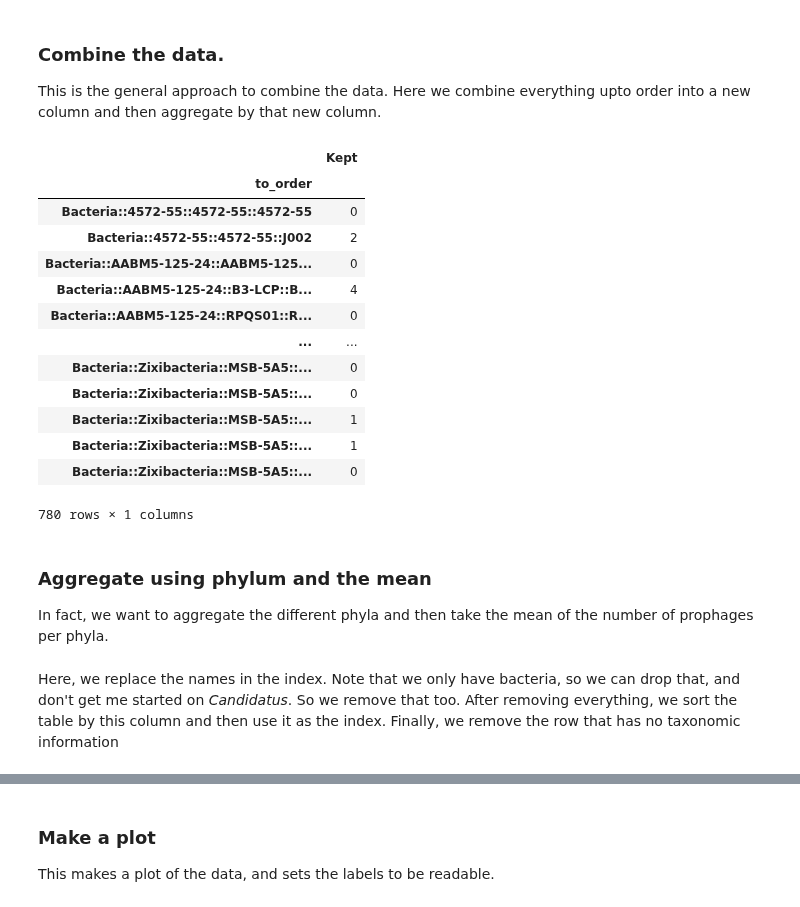
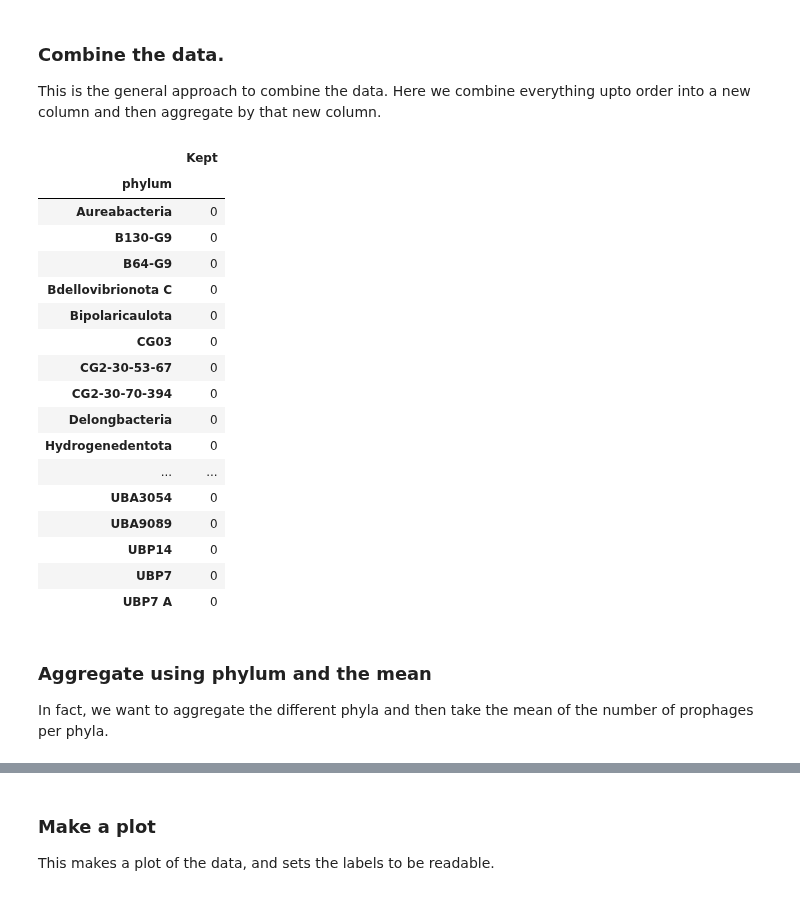
Before and after one commit to linsalrob/PhispyAnalysis, a Jupyter notebook: DataAnalysis/GTDB_taxonomy.ipynb, the cells around one changed output, grey strips where cells are left out. Saved outputs shown, nothing was run; the diff lists cells and outputs as text; code cells hidden in the pictures.

Commit message:
Updating the gtdb taxonomy information

```diff
--- a/DataAnalysis/GTDB_taxonomy.ipynb
+++ b/DataAnalysis/GTDB_taxonomy.ipynb
@@ -58,3 +58,6 @@ gtdbfulldf
 | 191525 | RS_GCF_902167305.1 | 0 | 99.51 | 0.00 | 303 | ... |
 | 191526 | RS_GCF_902167325.1 | 0 | 99.51 | 0.00 | 303 | ... |
 191527 rows × 110 columns
+# %%
+pd.set_option('display.max_rows', 200)
+pd.unique(gtdbfulldf['gtdb_genome_representative']).shape
@@ -366,21 +371,3 @@ phagegtdb[phagegtdb['phylum'] == '4572-55']
 ### Combine the data.
 
 This is the general approach to combine the data. Here we combine everything upto order into a new column and then aggregate by that new column.
-# %%
-phagegtdb['to_order'] = phagegtdb.apply(lambda x: '::'.join(x[1:5].values.tolist()), axis=1)
-phagegtdb.groupby('to_order').aggregate({'Kept' : 'sum'})
-# %% [output]
-|  | Kept |
-| to_order |  |
-| Bacteria::4572-55::4572-55::4572-55 | 0 |
-| Bacteria::4572-55::4572-55::J002 | 2 |
-| Bacteria::AABM5-125-24::AABM5-125... | 0 |
-| Bacteria::AABM5-125-24::B3-LCP::B... | 4 |
-| Bacteria::AABM5-125-24::RPQS01::R... | 0 |
-| ... | ... |
-| Bacteria::Zixibacteria::MSB-5A5::... | 0 |
-| Bacteria::Zixibacteria::MSB-5A5::... | 0 |
-| Bacteria::Zixibacteria::MSB-5A5::... | 1 |
-| Bacteria::Zixibacteria::MSB-5A5::... | 1 |
-| Bacteria::Zixibacteria::MSB-5A5::... | 0 |
-780 rows × 1 columns
@@ -394,3 +374,25 @@ for o, too in zip(gtdbex.order, gtdbex.to_order):
+# %%
+pp = phagegtdb.groupby('phylum').aggregate({'Kept' : 'sum'})
+pp[pp['Kept'] == 0]
+# %% [output]
+|  | Kept |
+| phylum |  |
+| Aureabacteria | 0 |
+| B130-G9 | 0 |
+| B64-G9 | 0 |
+| Bdellovibrionota C | 0 |
+| Bipolaricaulota | 0 |
+| CG03 | 0 |
+| CG2-30-53-67 | 0 |
+| CG2-30-70-394 | 0 |
+| Delongbacteria | 0 |
+| Hydrogenedentota | 0 |
+| ... | ... |
+| UBA3054 | 0 |
+| UBA9089 | 0 |
+| UBP14 | 0 |
+| UBP7 | 0 |
+| UBP7 A | 0 |
 # %% [markdown]
 ### Aggregate using phylum and the mean
 
@@ -404,2 +399,0 @@ tp
-# %% [markdown]
-Here, we replace the names in the index. Note that we only have bacteria, so we can drop that, and don't get me started on _Candidatus_. So we remove that too. After removing everything, we sort the table by this column and then  use it as the index. Finally, we remove the row that has no taxonomic information
```
Also changed, not shown: parts of 8 cells of this notebook.
